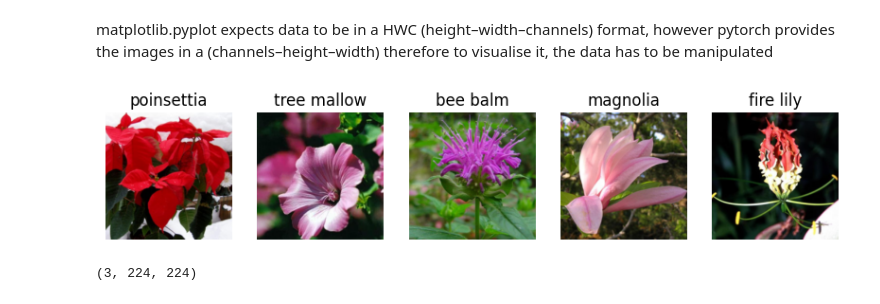
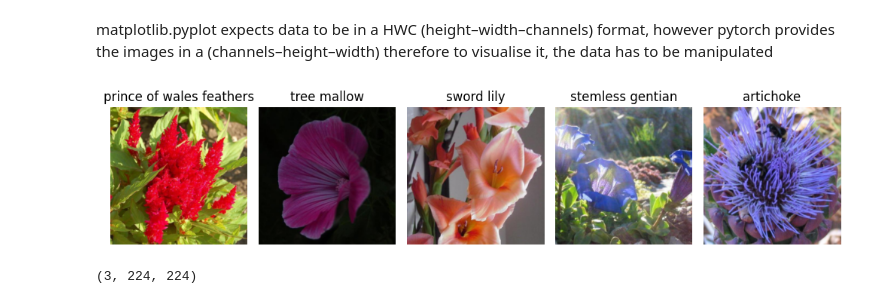
Before and after one commit to 404-ammar-not-found/vision-transformer-interpretability, a Jupyter notebook: src/understanding_vit_from_scratch.ipynb, the cells around one changed output. Saved outputs shown, nothing was run; the diff lists cells and outputs as text; code cells hidden in the pictures.

```diff
--- a/src/understanding_vit_from_scratch.ipynb
+++ b/src/understanding_vit_from_scratch.ipynb
@@ -41,6 +42,9 @@ Matplotlib version : 3.10.9
 TQDM version : 4.67.3
 # %%
 torch.mps.empty_cache()
+# %%
+img_save_path = Path("../figures/")
+summary_save_path = Path("../summaries/")
 # %% [markdown]
 ## Getting the data ready
 
@@ -90,15 +94,20 @@ matplotlib.pyplot expects data to be in a HWC (height–width–channels) format
 # %%
 fig = plt.figure(figsize=(10,10))
 row , col = 1,5
 for i in range (1,(row * col) + 1):
     id = torch.randint(size=[1],low = 0 , high=len(train_data)).item()
     img , label = train_data[id]
     fig.add_subplot(row , col , i)
     plt.imshow(img.permute(1,2,0))
     plt.title(class_names[label])
     plt.axis(False)
+plt.tight_layout()
+plt.savefig(img_save_path / "sample_images_in_oxford_flowers102.png"
+            , dpi=200
+            , bbox_inches="tight")
+plt.show()
 # %% [output]
-[figure, old version]
+[figure, new version]
 # %%
 COLOUR_CHANNELS,HEIGHT,WIDTH = train_data[0][0].shape[0],train_data[0][0].shape[1],train_data[0][0].shape[2]
 COLOUR_CHANNELS,HEIGHT,WIDTH
```
Also changed, not shown: parts of 16 cells of this notebook, 13 other files.
